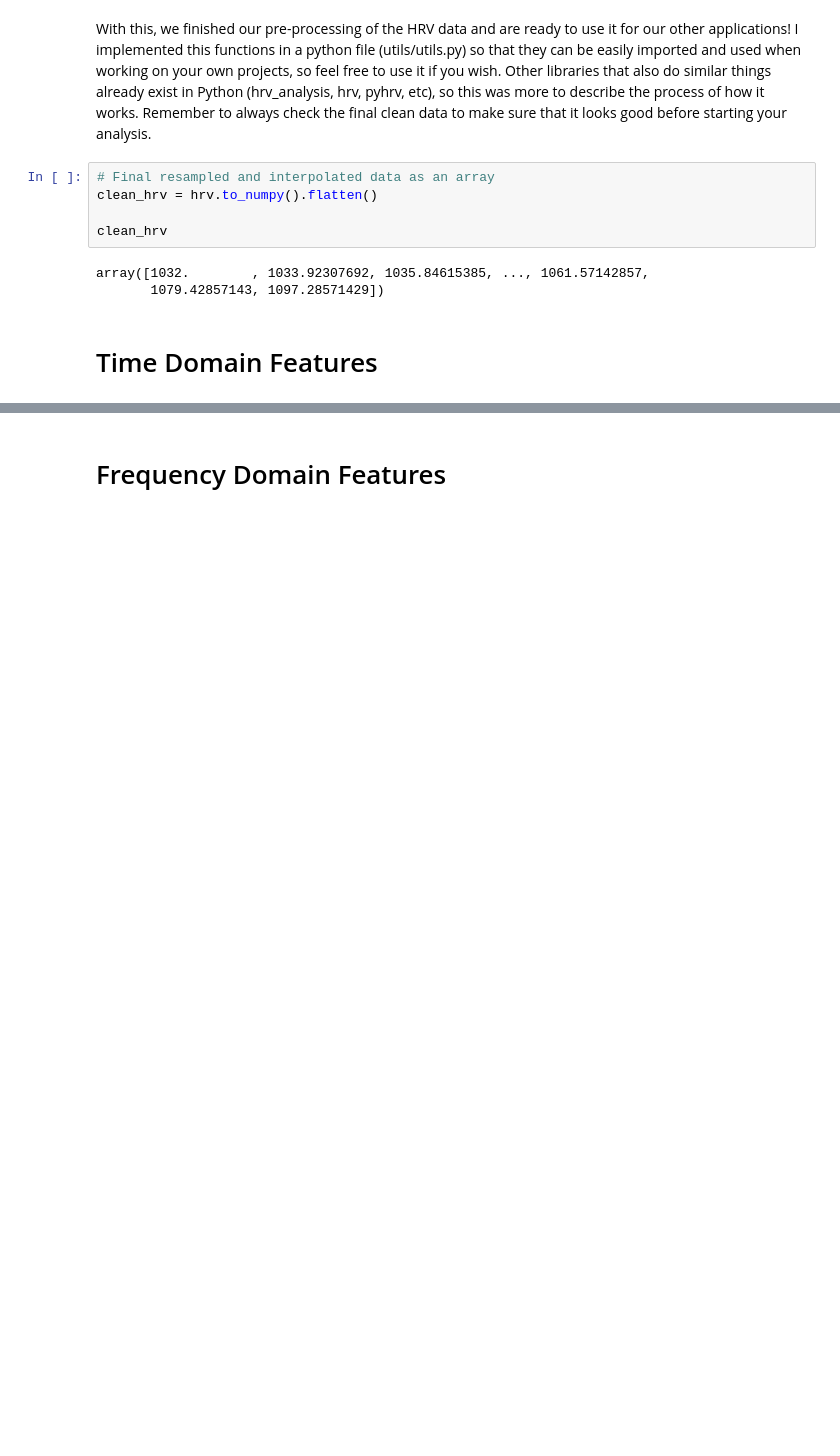
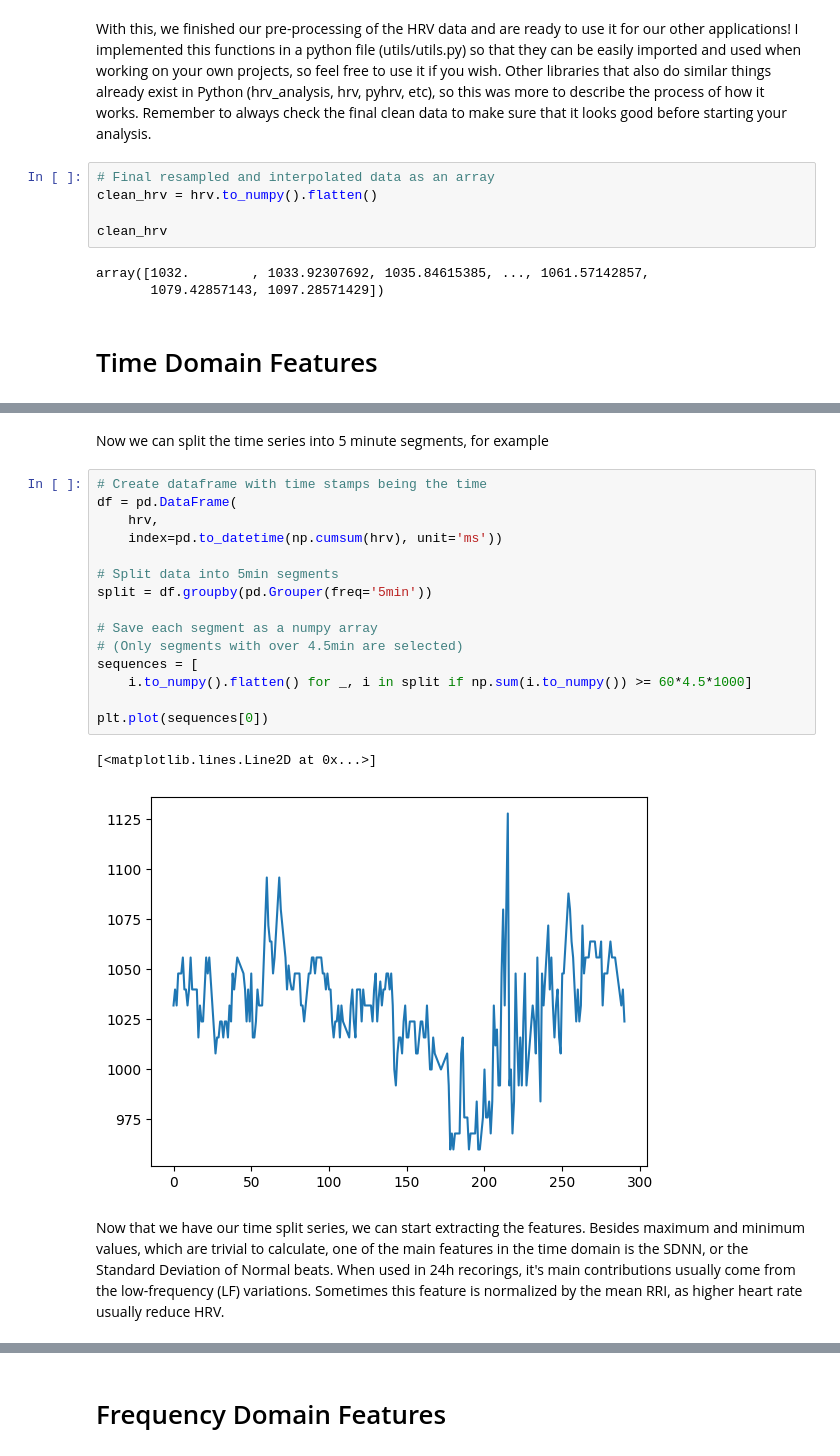
Before and after one commit to jkruse27/Tutorials, a Jupyter notebook: notebooks/hrv_basics.ipynb, the cells around one changed output, grey strips where cells are left out. Drawn from its saved outputs; the diff is of its cells as text; blank space fills up the shorter version.

```diff
--- a/notebooks/hrv_basics.ipynb
+++ b/notebooks/hrv_basics.ipynb
@@ -154,0 +172,22 @@ Now that we have the processed time series we are going to
+# %% [markdown]
+Now we can split the time series into 5 minute segments, for example
+# %%
+# Create dataframe with time stamps being the time
+df = pd.DataFrame(
+    hrv,
+    index=pd.to_datetime(np.cumsum(hrv), unit='ms'))
+
+# Split data into 5min segments
+split = df.groupby(pd.Grouper(freq='5min'))
+
+# Save each segment as a numpy array
+# (Only segments with over 4.5min are selected)
+sequences = [
+    i.to_numpy().flatten() for _, i in split if np.sum(i.to_numpy()) >= 60*4.5*1000]
+
+plt.plot(sequences[0])
+# %% [output]
+[<matplotlib.lines.Line2D at 0x...>]
+[figure, added]
+# %% [markdown]
+Now that we have our time split series, we can start extracting the features. Besides maximum and minimum values, which are trivial to calculate, one of the main features in the time domain is the SDNN, or the Standard Deviation of Normal beats. When used in 24h recorings, it's main contributions usually come from the low-frequency (LF) variations. Sometimes this feature is normalized by the mean RRI, as higher heart rate usually reduce HRV.
```
Also changed, not shown: parts of 6 cells of this notebook, 3 other files.
